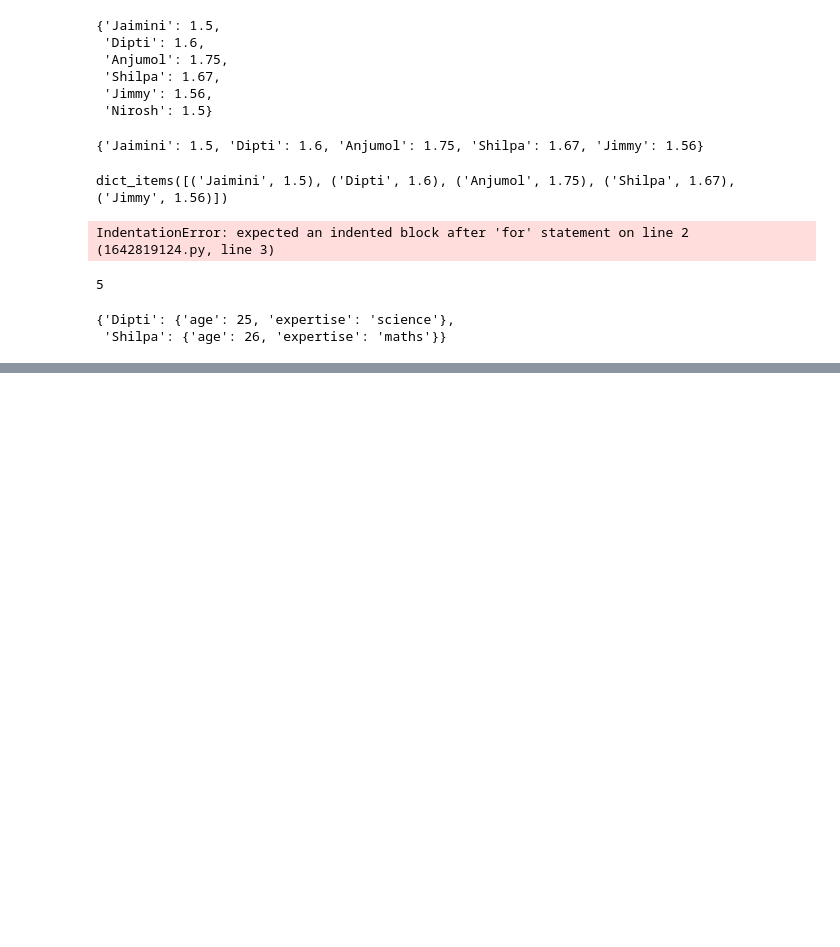
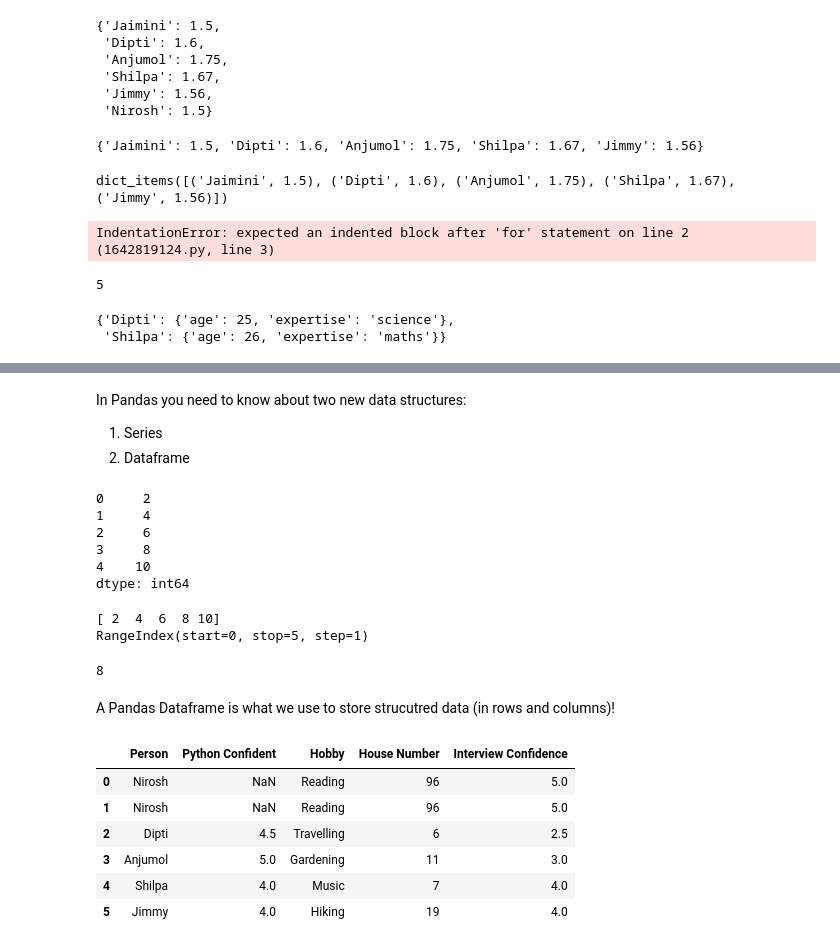
Before and after one commit to NiroshSuthagar/python_crash_course, a Jupyter notebook: myPythonNotes.ipynb, the cells around one changed output, grey strips where cells are left out. Cells and saved outputs as stored; diff of their text form; code cells hidden in the pictures; blank space fills up the shorter version.

Commit message:
intro to lirbaries: Pandas & Numpy)

```diff
--- a/myPythonNotes.ipynb
+++ b/myPythonNotes.ipynb
@@ -765,0 +816,8 @@ students['Dipti']['expertise']
+# %%
+sampleData = {
+    'Person' : ['Nirosh', 'Nirosh', 'Dipti', 'Anjumol', 'Shilpa', 'Jimmy'],
+    'Python Confident': [np.nan, np.nan, 4.5, 5, 4, 4],
+    'Hobby' : ['Reading', 'Reading', 'Travelling', 'Gardening', 'Music', 'Hiking'],
+    'House Number': [96, 96, 6, 11, 7, 19],
+    'Interview Confidence' : [5, 5, 2.5, 3, 4, 4]
+}
@@ -765,0 +830,38 @@ students['Dipti']['expertise']
+# %% [markdown]
+In Pandas you need to know about two new data structures:
+1. Series
+2. Dataframe
+# %%
+x = pd.Series([2,4,6,8,10])
+x
+# %% [output]
+0     2
+1     4
+2     6
+3     8
+4    10
+dtype: int64
+# %%
+# A series object is like a column. It has a value array and an index array:
+print(x.values)
+print(x.index)
+# %% [output]
+[ 2  4  6  8 10]
+RangeIndex(start=0, stop=5, step=1)
+# %%
+# This means we can index a Series!
+x[3]
+# %% [output]
+8
+# %% [markdown]
+A Pandas Dataframe is what we use to store strucutred data (in rows and columns)!
+# %%
+df = pd.DataFrame(sampleData)
+# %% [output]
+|  | Person | Python Confident | Hobby | House Number | Interview Confidence |
+| 0 | Nirosh | NaN | Reading | 96 | 5.0 |
+| 1 | Nirosh | NaN | Reading | 96 | 5.0 |
+| 2 | Dipti | 4.5 | Travelling | 6 | 2.5 |
+| 3 | Anjumol | 5.0 | Gardening | 11 | 3.0 |
+| 4 | Shilpa | 4.0 | Music | 7 | 4.0 |
+| 5 | Jimmy | 4.0 | Hiking | 19 | 4.0 |
```
Also changed, not shown: parts of 21 cells of this notebook.
